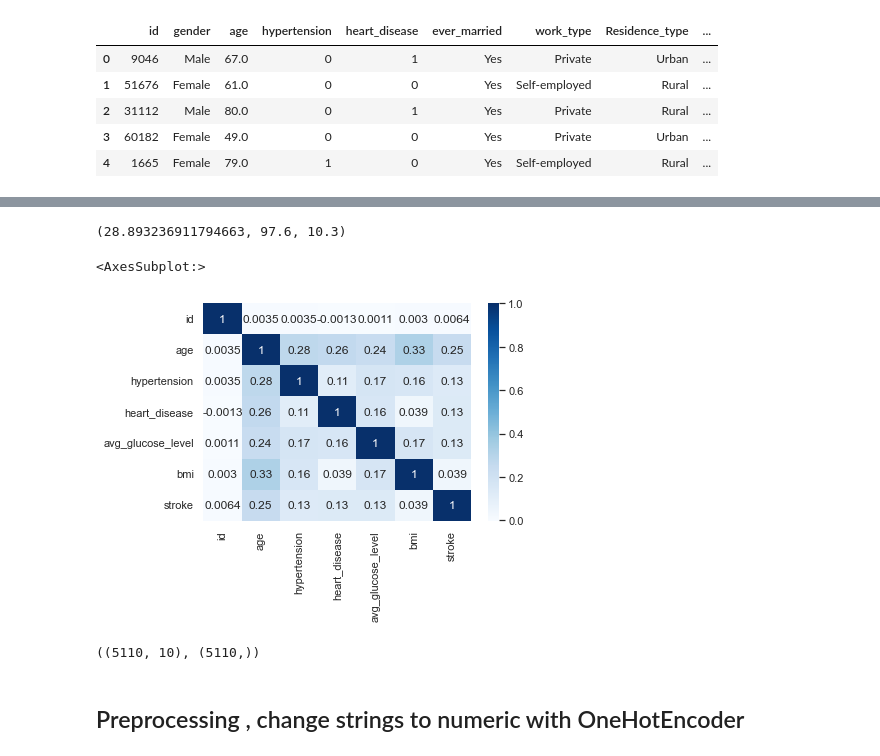
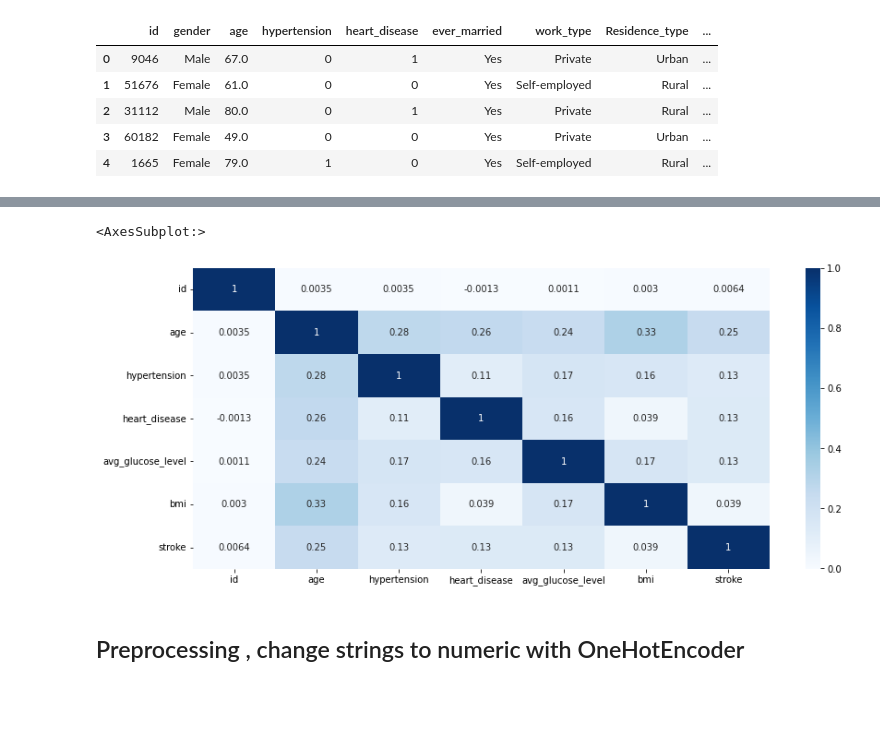
Before and after one commit to godwinnwalozie/Stroke-Prediction-Model, a Jupyter notebook: stroke.ipynb, the cells around one changed output, grey strips where cells are left out. Cells and saved outputs as stored; diff of their text form; code cells hidden in the pictures; blank space fills up the shorter version.

```diff
--- a/stroke.ipynb
+++ b/stroke.ipynb
@@ -9,7 +9,6 @@ import numpy as np
 import matplotlib.pyplot as plt
 import seaborn as sns
 from dython.nominal import associations
-sns.set_theme(style="whitegrid")
 # %%
 # import dataset
 df = pd.read_csv("stroke-data.csv")
@@ -21,6 +20,3 @@ df.head()
 | 2 | 31112 | Male | 80.0 | 0 | 1 | Yes | Private | Rural | ... |
 | 3 | 60182 | Female | 49.0 | 0 | 0 | Yes | Private | Urban | ... |
 | 4 | 1665 | Female | 79.0 | 1 | 0 | Yes | Self-employed | Rural | ... |
-# %%
-df["target"] = df.stroke.apply(lambda x: "yes" if x == 1 else "no")
-df.head()
@@ -56,2 +48,3 @@ df.shape
 # %%
+df.age = df.age.astype("int")
 df.bmi.fillna(df.bmi.mean(), inplace= True)
@@ -77,19 +51,10 @@ df.target.value_counts().plot(kind= "pie", autopct = "%.1f%%", figsize = (5,5),
-# %%
-df.bmi.mean() , df.bmi.max(), df.bmi.min()
-# %% [output]
-(28.893236911794663, 97.6, 10.3)
 # %%
 # feature correlation
-sns.heatmap(df.corr(), cmap = "Blues", annot = True)
+fig,ax =plt.subplots(figsize = (14,6))
+feature_check =sns.heatmap(df.corr(), cmap = "Blues", annot = True)
+feature_check
 # %% [output]
 <AxesSubplot:>
-[figure, old version]
+[figure, new version]
-# %%
-# splitting the dataset into X an y
-X = df.drop(["id","stroke","target"], axis =1)
-y = df.target
-X.shape, y.shape
-# %% [output]
-((5110, 10), (5110,))
 # %% [markdown]
 ## Preprocessing , change strings to numeric with OneHotEncoder
```
Also changed, not shown: parts of 26 cells of this notebook.
